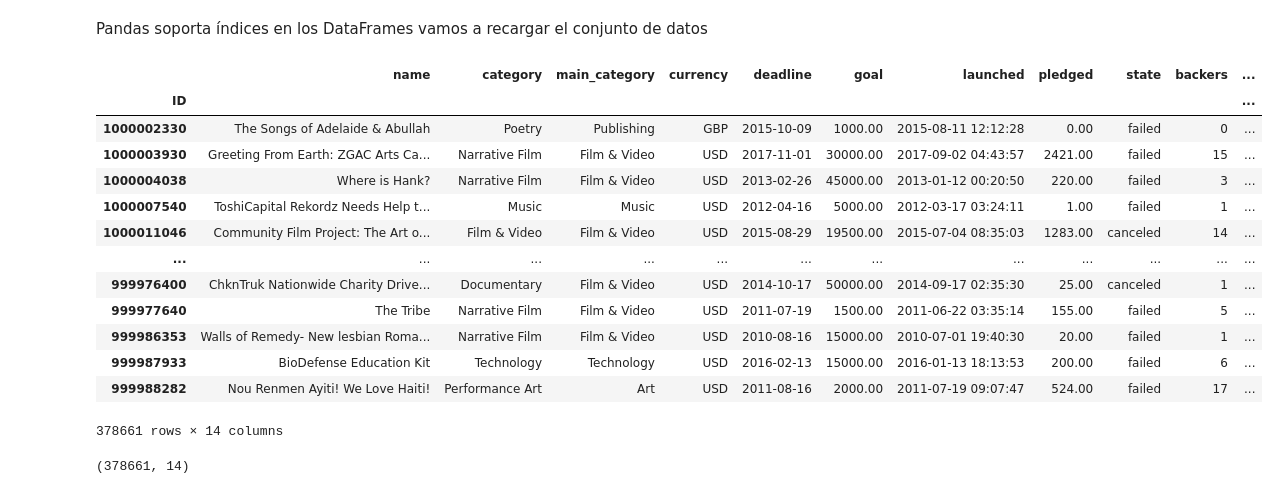
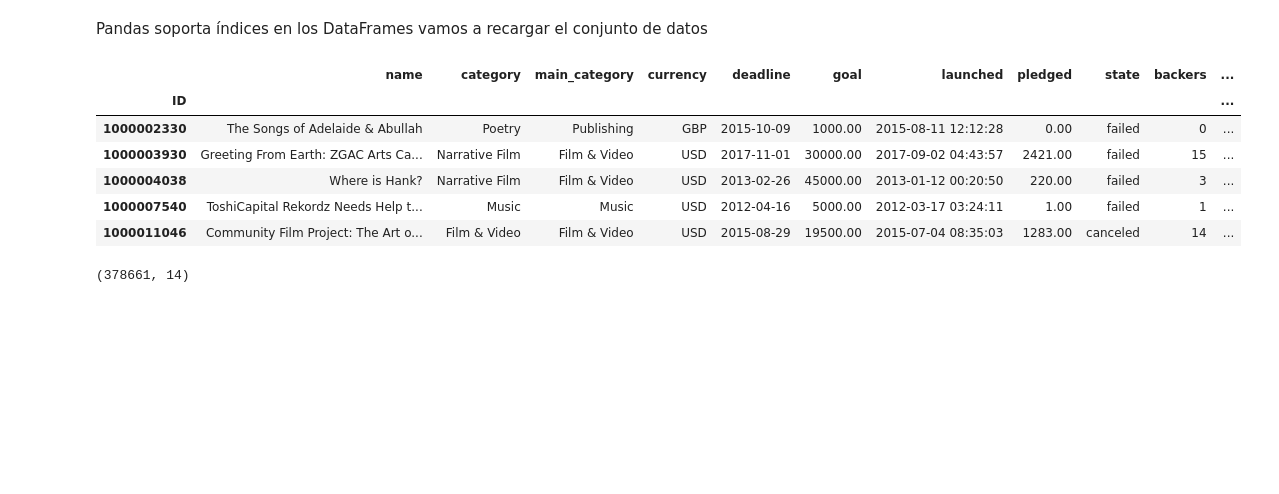
Before and after one commit to ser0090/dipdata, a Jupyter notebook: curacion/notebooks/02-importando_datos.ipynb, the cells around one changed output. Saved outputs shown, nothing was run; the diff lists cells and outputs as text; code cells hidden in the pictures; blank space fills up the shorter version.

```diff
--- a/curacion/notebooks/02-importando_datos.ipynb
+++ b/curacion/notebooks/02-importando_datos.ipynb
@@ -17,9 +17,9 @@ if in_colab:
     file_18 = BASE_DIR + '/input/kickstarter-projects/ks-projects-201801.csv'
 
 else:
-    BASE_DIR = ".."
-    file_16 = BASE_DIR + '/input/ks-projects-201612.csv'
-    file_18 = BASE_DIR + '/input/ks-projects-201801.csv'
+    BASE_DIR = "https://github.com/DiploDatos/AnalisisYCuracion/raw/master/"
+    file_16 = BASE_DIR + '/input/kickstarter-projects/ks-projects-201612.csv'
+    file_18 = BASE_DIR + '/input/kickstarter-projects/ks-projects-201801.csv'
 
 if 'ftfy' not in sys.modules:
     !pip install 'ftfy<5.6'
@@ -271,22 +269,15 @@ kickstarter_2018 = pd.read_csv(
     file_18, parse_dates=["deadline","launched"], index_col=['ID']
 )
 # %%
-kickstarter_2018
+kickstarter_2018.head(5)
 # %% [output]
 |  | name | category | main_category | currency | deadline | goal | launched | pledged | state | backers | ... |
 | ID |  |  |  |  |  |  |  |  |  |  | ... |
 | 1000002330 | The Songs of Adelaide & Abullah | Poetry | Publishing | GBP | 2015-10-09 | 1000.00 | 2015-08-11 12:12:28 | 0.00 | failed | 0 | ... |
 | 1000003930 | Greeting From Earth: ZGAC Arts Ca... | Narrative Film | Film & Video | USD | 2017-11-01 | 30000.00 | 2017-09-02 04:43:57 | 2421.00 | failed | 15 | ... |
 | 1000004038 | Where is Hank? | Narrative Film | Film & Video | USD | 2013-02-26 | 45000.00 | 2013-01-12 00:20:50 | 220.00 | failed | 3 | ... |
 | 1000007540 | ToshiCapital Rekordz Needs Help t... | Music | Music | USD | 2012-04-16 | 5000.00 | 2012-03-17 03:24:11 | 1.00 | failed | 1 | ... |
 | 1000011046 | Community Film Project: The Art o... | Film & Video | Film & Video | USD | 2015-08-29 | 19500.00 | 2015-07-04 08:35:03 | 1283.00 | canceled | 14 | ... |
-| ... | ... | ... | ... | ... | ... | ... | ... | ... | ... | ... | ... |
-| 999976400 | ChknTruk Nationwide Charity Drive... | Documentary | Film & Video | USD | 2014-10-17 | 50000.00 | 2014-09-17 02:35:30 | 25.00 | canceled | 1 | ... |
-| 999977640 | The Tribe | Narrative Film | Film & Video | USD | 2011-07-19 | 1500.00 | 2011-06-22 03:35:14 | 155.00 | failed | 5 | ... |
-| 999986353 | Walls of Remedy- New lesbian Roma... | Narrative Film | Film & Video | USD | 2010-08-16 | 15000.00 | 2010-07-01 19:40:30 | 20.00 | failed | 1 | ... |
-| 999987933 | BioDefense Education Kit | Technology | Technology | USD | 2016-02-13 | 15000.00 | 2016-01-13 18:13:53 | 200.00 | failed | 6 | ... |
-| 999988282 | Nou Renmen Ayiti! We Love Haiti! | Performance Art | Art | USD | 2011-08-16 | 2000.00 | 2011-07-19 09:07:47 | 524.00 | failed | 17 | ... |
-378661 rows × 14 columns
 # %%
 kickstarter_2018.shape
 # %% [output]
```
Also changed, not shown: parts of 4 cells of this notebook, 3 other files.
